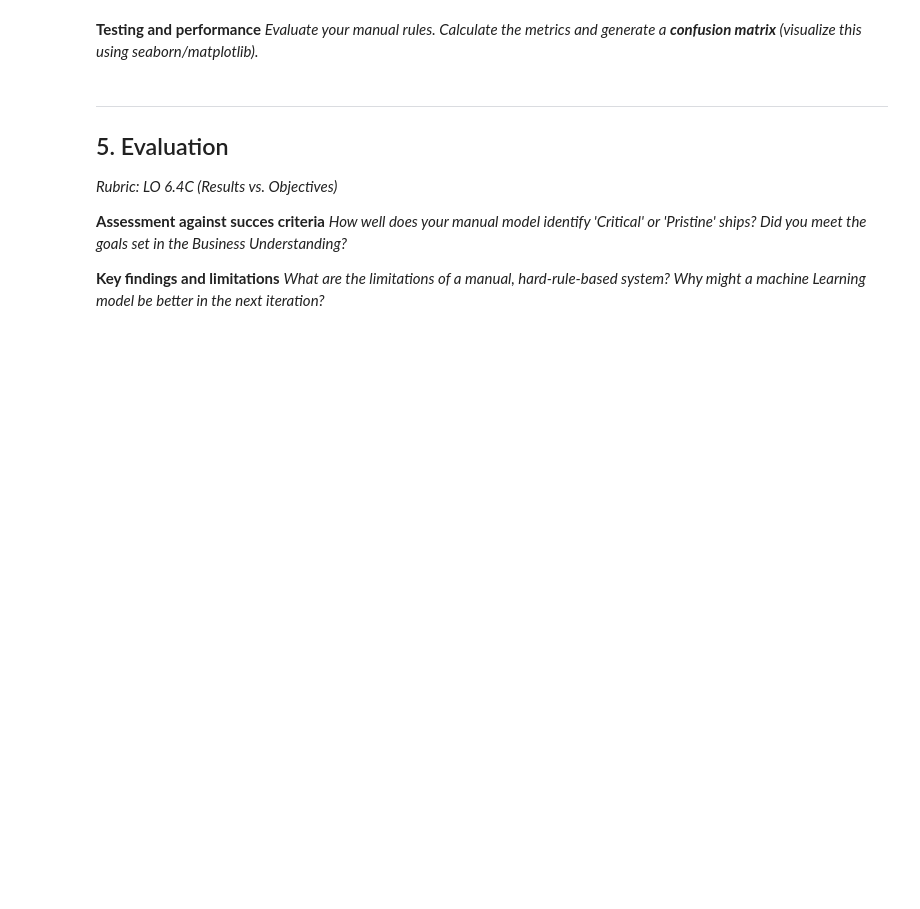
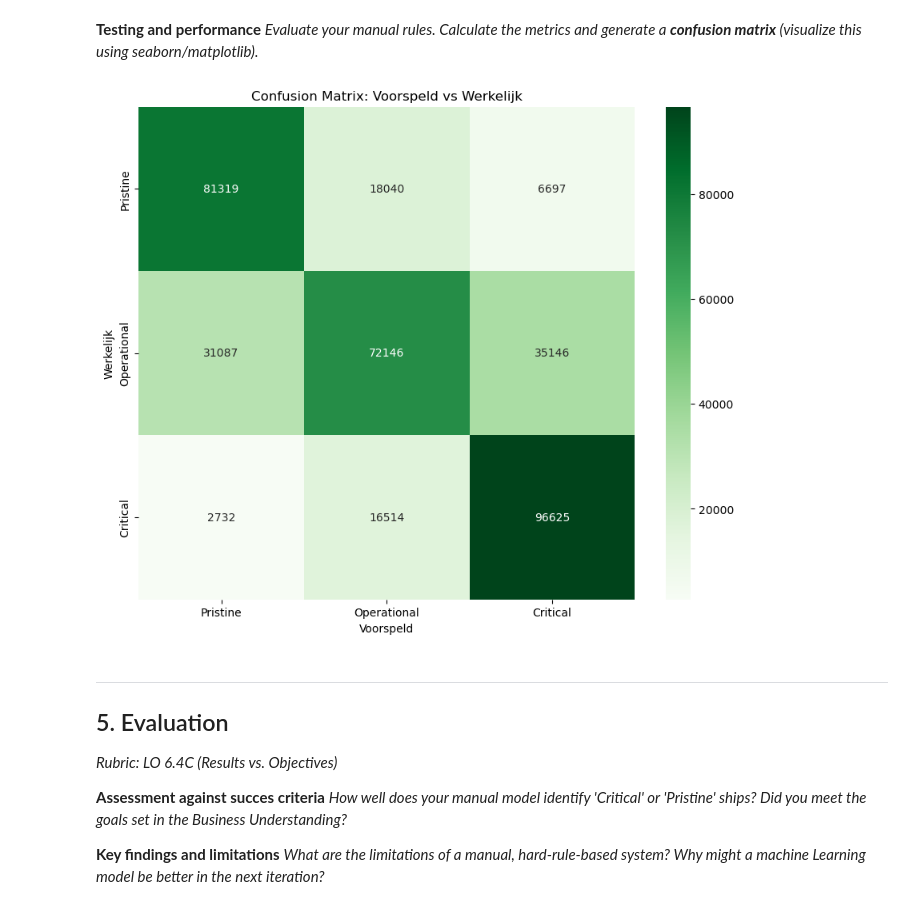
Before and after one commit to Jamie1111/DDD-Databazen-, a Jupyter notebook: assignment_template_it2.ipynb, the cells around one changed output. Saved outputs shown, nothing was run; the diff lists cells and outputs as text; code cells hidden in the pictures; blank space fills up the shorter version.

```diff
--- a/assignment_template_it2.ipynb
+++ b/assignment_template_it2.ipynb
@@ -343,10 +355,42 @@ dtype: int64
 # %%
-# CODE CELL: Model training and setup code
+def predict_perfect_mathematical_condition(row):
+    if row['Reactor_Power'] > 180 or row['Model_Cycle'] < 7500 or row['Galactic_Credits'] < 10000:
+        return 'Critical'
+
+    if row['Propulsion_Type'] in ['Antimatter', 'Graviton Beam']:
+        return 'Pristine'
+
+    if row['Propulsion_Type'] == 'Plasma Thruster' and row['Reactor_Power'] < 60:
+        return 'Pristine'
+
+    if row['Galactic_Credits'] > 27000:
+        return 'Pristine'
+
+    if row['Model_Cycle'] > 7515 and row['Galactic_Credits'] > 22000:
+        return 'Pristine'
+
+    return 'Operational'
+
+merged_df['Predicted_Condition'] = merged_df.apply(predict_perfect_mathematical_condition, axis=1)
 # %% [markdown]
 **Testing and performance**
 *Evaluate your manual rules. Calculate the metrics and generate a **confusion matrix** (visualize this using seaborn/matplotlib).*
 # %%
-# CODE CELL: Model evaluation code
+eval_df = merged_df.dropna(subset=['Hull_Integrity'])
+y_true = eval_df['Hull_Integrity']
+y_pred = eval_df['Predicted_Condition']
+labels = ['Pristine', 'Operational', 'Critical']
+
+cm = confusion_matrix(y_true, y_pred, labels=labels)
+
+plt.figure(figsize=(10, 8))
+sns.heatmap(cm, annot=True, fmt='d', cmap='Greens', xticklabels=labels, yticklabels=labels)
+plt.xlabel('Voorspeld')
+plt.ylabel('Werkelijk')
+plt.title('Confusion Matrix: Voorspeld vs Werkelijk')
+plt.show()
+# %% [output]
+[figure, added]
 # %% [markdown]
 ---
 
```
Also changed, not shown: parts of 3 cells of this notebook, 2 other files.
